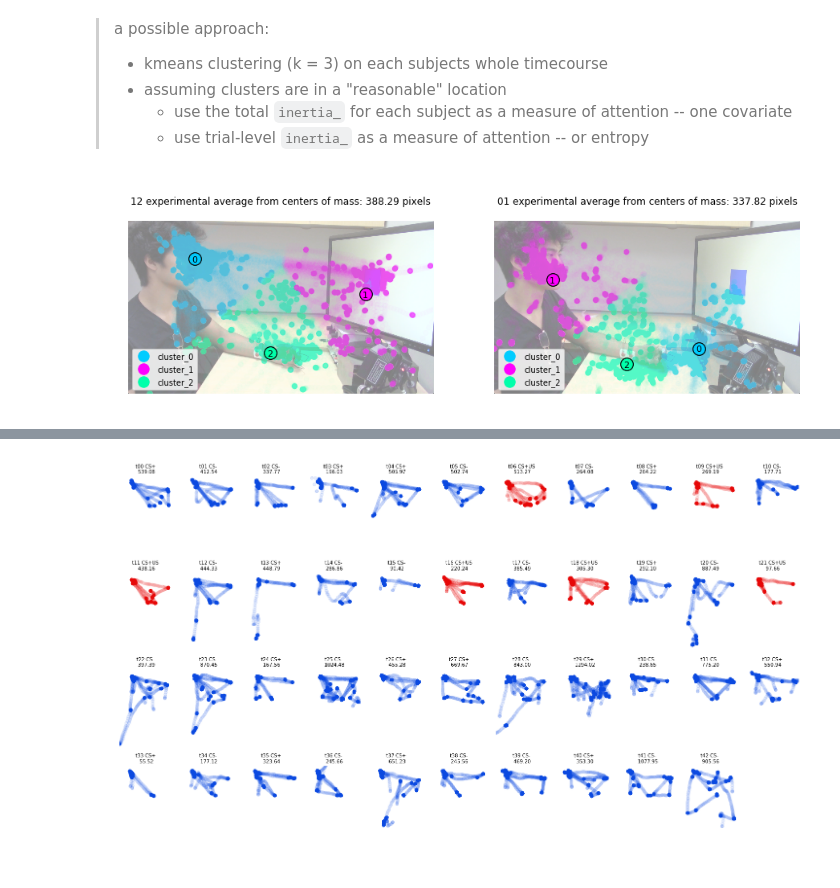
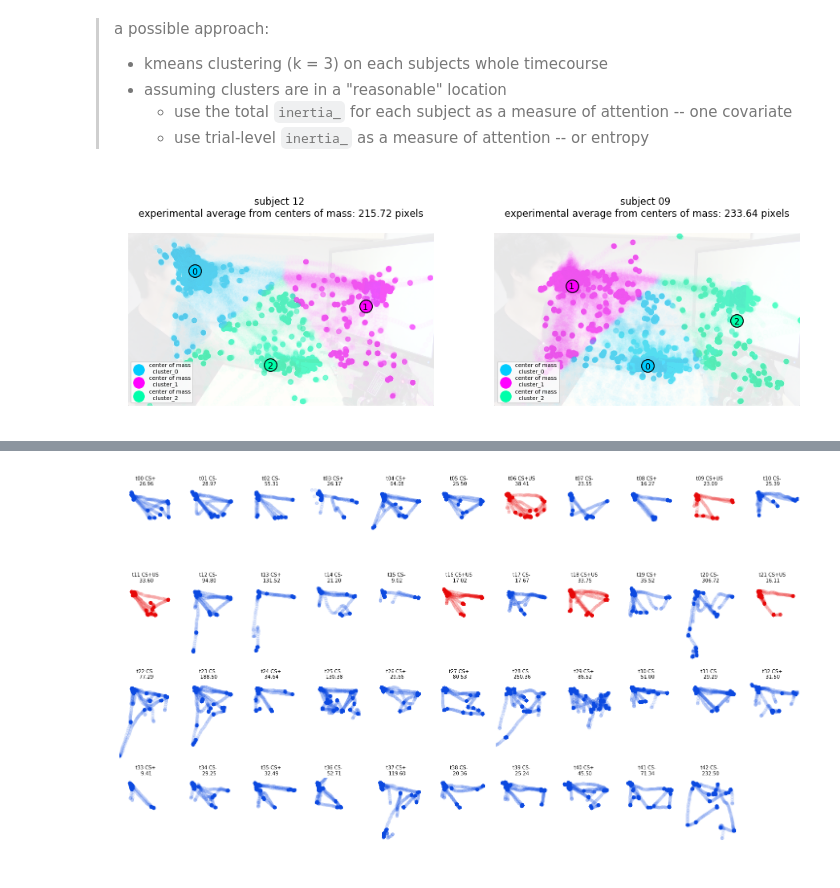
Before and after one commit to tzler/social_structure_learning, a Jupyter notebook: analysis/gaze/coordinate_functions.ipynb, the cells around one changed output, grey strips where cells are left out. Saved outputs shown, nothing was run; the diff lists cells and outputs as text; code cells hidden in the pictures.

````diff
--- a/analysis/gaze/coordinate_functions.ipynb
+++ b/analysis/gaze/coordinate_functions.ipynb
@@ -122,7 +128,12 @@ experimental information in data:  ['pupil', 'CS+', 'CS-', 'US', 'movie_frame',
 model_image = plt.imread('model_image.png')
 y_len, x_len, _ = np.shape(model_image)
 # %%
-big_picture = 0
+big_picture = 1
+
+x_scale = 1.8
+x_shift =-150
+y_scale = 1.8
+y_shift = 0
 
 plt.figure(figsize=[20,8])
 for i_subject in range(len(subjects)):
@@ -134,7 +145,7 @@ for i_subject in range(len(subjects)):
     data = extract_data(subject_data)
 
     # need to do some rescaling to format gaze data with arbitrary-size jpeg
-    plt.scatter(data['xy'][:,0]*1.9-200, data['xy'][:,1]*1.9-50,marker='o', s=30, alpha=.01, c = 'red')
+    plt.scatter(data['xy'][:,0]*x_scale+x_shift, data['xy'][:,1]*y_scale+y_shift,marker='o', s=30, alpha=.01, c = 'red')
     plt.title('looking time locations (screen coordinates) across experiment for subject %s\n'%subjects[i_subject]);
 
     if not big_picture: plt.xlim([0, x_len]), plt.ylim([y_len, 0])
@@ -150,4 +158,7 @@ data = extract_data(subject_data)
 # %%
+subject_data = load_data('12')
+data = extract_data(subject_data)
+
 # interval info
 xy = data['xy']
 #show = np.insert(data['onsets'],0, 0)
@@ -165,10 +176,10 @@ for ii in range(len(show)-1):
 
     plt.subplot(4,11,ii+1)
     plt.xlim([-500, 2000]) ;
-    plt.ylim([-2500, 0])
+    plt.ylim([2500, 0])
     plt.axis('off')
 
-    plt.scatter(xy[show[ii]:show[ii+1],0],-xy[show[ii]:show[ii+1],1],
+    plt.scatter(xy[show[ii]:show[ii+1],0],xy[show[ii]:show[ii+1],1],
                 marker='o', s=40, alpha=.1, c = 'xkcd:%s'%set_color(data['cs_type'][ii]));
     plt.title('\nt%02d %s'%(ii, data['cs_type'][ii]), fontsize=10)
 # %% [output]
@@ -212,6 +223,3 @@ print('\n\t\t\t\t\tgaze behavior across the experiment')
 ```
                                 again, more entropy after conditioning is over?
 ```
-# %%
-subjects = ['12', '08', '01', '11']; i_subject = 1
-subject_data = load_data(subjects[i_subject], listen=1)
@@ -254,7 +258,8 @@ def generate_clusters(subjects, show=1):
     cluster_data['image_dims'] = {'x_len':x_len, 'y_len':y_len}
 
     # fits gaze data to arbitrary jpeg
-    scaling_factor = 1.8
+    scale_= 1.8
+    shift_ = 0 # 200
 
     if show: plt.figure(figsize=[15, 12])
 
@@ -267,7 +272,7 @@ def generate_clusters(subjects, show=1):
         data = extract_data(subject_data)
 
         # generate clusters
-        k, xy = kmeans_coordinates(data['xy']*scaling_factor, with_image=1)
+        k, xy = kmeans_coordinates(data['xy'], with_image=1)
 
         # save
         cluster_data['%s'%subject_name] = {'data':data, 'k':k, 'xy':xy}
@@ -279,32 +284,32 @@ def generate_clusters(subjects, show=1):
             # setup plot
             plt.subplot(2,2,i_subject+1); plt.axis('off')
             # show background experimental stimuli
-            plt.imshow(model_image, alpha=.5)
+            plt.imshow(model_image, alpha=.1)
             # plot gaze data according to cluster color
-            plt.scatter(xy[:,0],xy[:,1],  alpha=.01, c = point_colors)
+            plt.scatter(xy[:,0]*scale_-shift_,xy[:,1]*scale_-shift_,  alpha=.01, c = point_colors)
             # extract centers of mass for each cluster
             centers = np.round(k.cluster_centers_)
 
             # plot center of mass for each cluster in a way we can clearly lable in legend
             for i_loc in range(len(centers)):
-                plt.scatter(centers[i_loc][0], centers[i_loc][1], s=250, c='k')
-                plt.scatter(centers[i_loc][0], centers[i_loc][1],
-                            s=180, c=colors[i_loc], label='cluster_%s'%i_loc)
-                plt.annotate(i_loc, xy=(centers[i_loc][0], centers[i_loc][1]),
+                plt.scatter(centers[i_loc][0]*scale_-shift_, centers[i_loc][1]*scale_-shift_, s=250, c='k')
+                plt.scatter(centers[i_loc][0]*scale_-shift_, centers[i_loc][1]*scale_-shift_,
+                            s=180, c=colors[i_loc], label='center of mass\n  cluster_%s'%i_loc)
+                plt.annotate(i_loc, xy=(centers[i_loc][0]*scale_-shift_, centers[i_loc][1]*scale_-shift_),
                              xytext=(-4, -4), textcoords='offset points', alpha=1, fontsize=11)
 
             # control aesthetics
             if not big_picture:
                 plt.xlim([0, x_len]),
                 plt.ylim([y_len, 0])
-            plt.legend(['cluster_1', 'cluster_2', 'cluster_3']); ax = plt.gca(); ax.legend(loc=3)
-            plt.title("\n%s experimental average from centers of mass: %.02f pixels\n"
+            plt.legend(); ax = plt.gca(); ax.legend(fontsize = 6+1, loc=3)
+            plt.title("\nsubject %s \nexperimental average from centers of mass: %.02f pixels\n"
                       %(subjects[i_subject], np.sqrt(k.inertia_/len(xy)) ) )
 
 
     return cluster_data
 # %%
-subjects = ['12', '01']
+subjects = ['12', '09']
 structured_data = generate_clusters(subjects)
 # %% [output]
-[figure, old version]
+[figure, new version]
````
Also changed, not shown: parts of 42 cells of this notebook, 2 other files.
